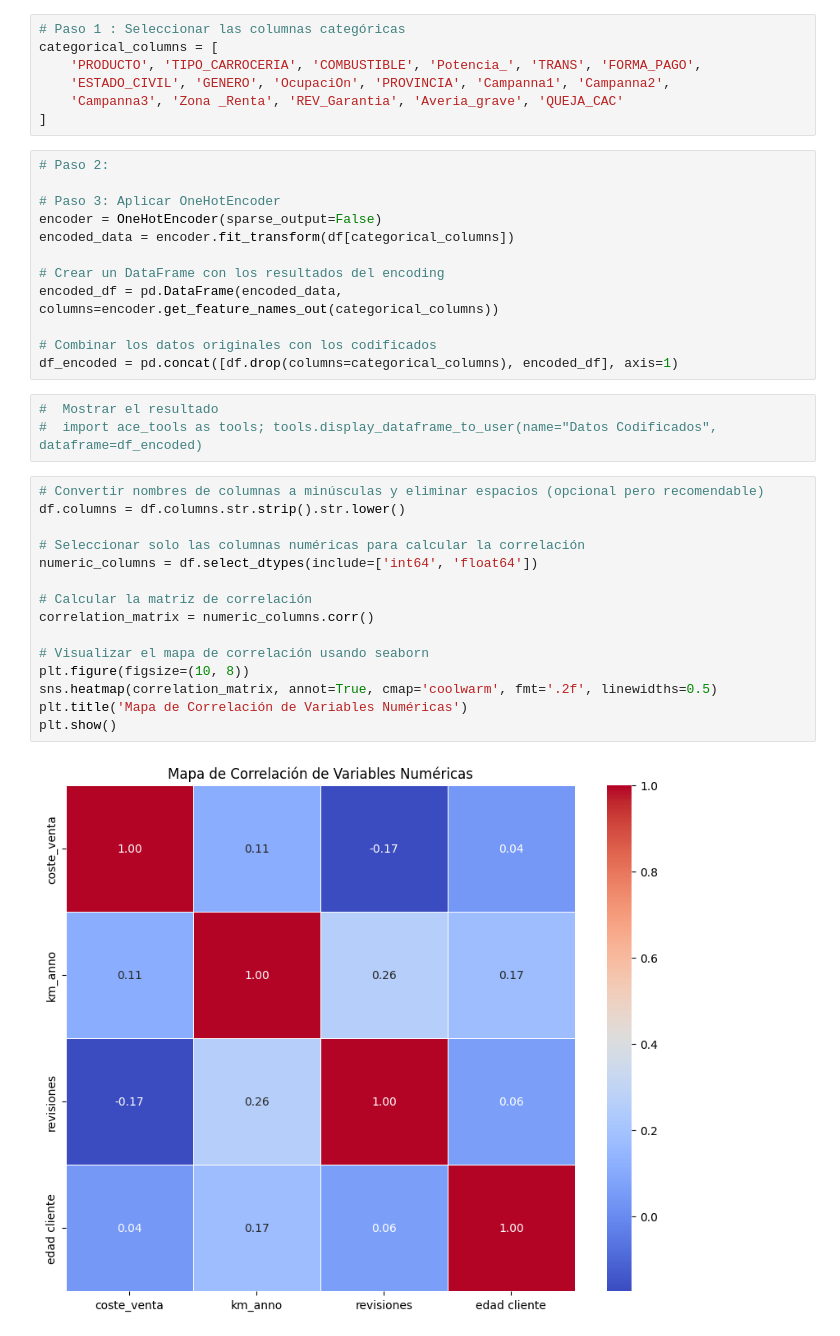
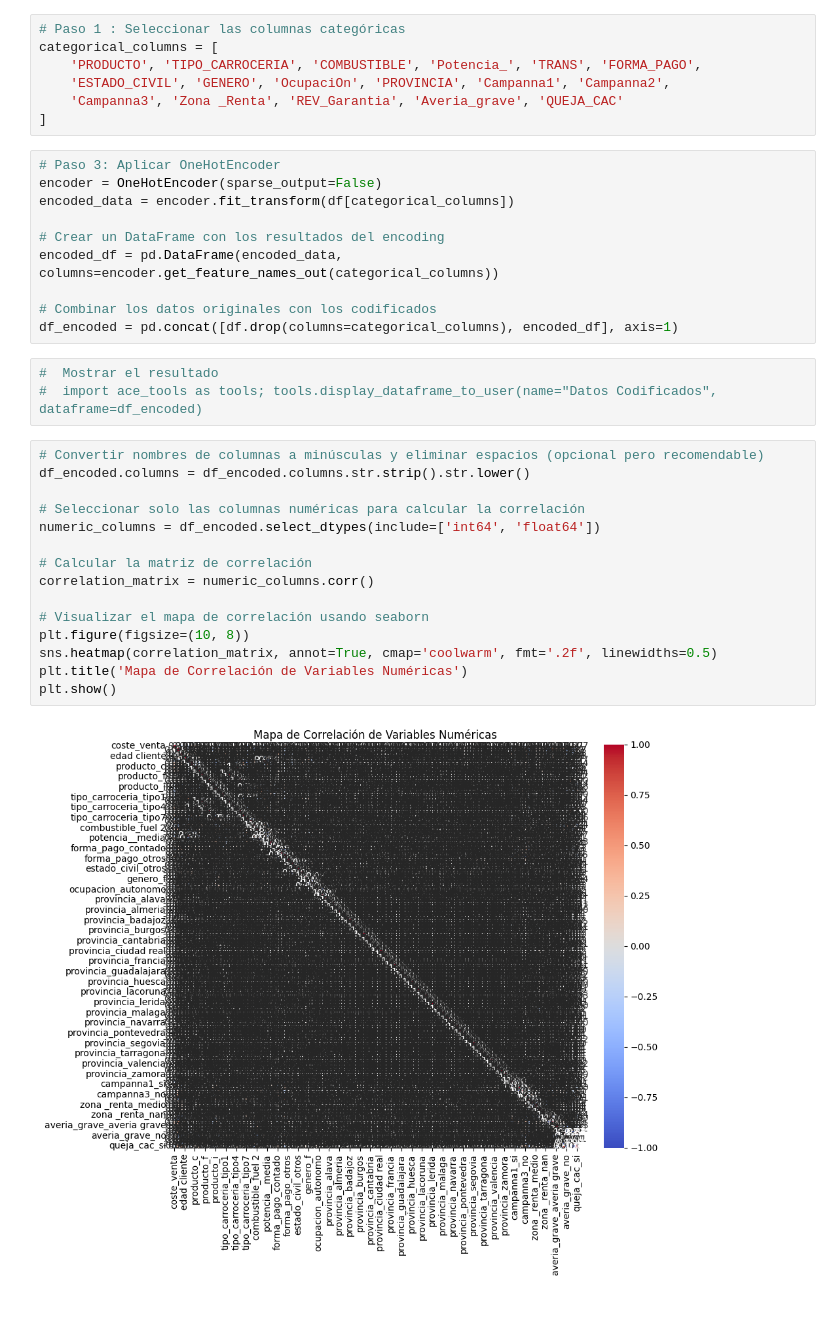
Before and after one commit to jzazooro/Optimizacionenredes1, a Jupyter notebook: prueba.ipynb, the cells around one changed output. Saved outputs shown, nothing was run; the diff lists cells and outputs as text.

```diff
--- a/prueba.ipynb
+++ b/prueba.ipynb
@@ -44,8 +44,6 @@ categorical_columns = [
     'Campanna3', 'Zona _Renta', 'REV_Garantia', 'Averia_grave', 'QUEJA_CAC'
 ]
 # %%
-# Paso 2:
-
 # Paso 3: Aplicar OneHotEncoder
 encoder = OneHotEncoder(sparse_output=False)
 encoded_data = encoder.fit_transform(df[categorical_columns])
@@ -60,18 +58,18 @@ df_encoded = pd.concat([df.drop(columns=categorical_columns), encoded_df], axis=
 #  import ace_tools as tools; tools.display_dataframe_to_user(name="Datos Codificados", dataframe=df_encoded)
 # %%
 # Convertir nombres de columnas a minúsculas y eliminar espacios (opcional pero recomendable)
-df.columns = df.columns.str.strip().str.lower()
+df_encoded.columns = df_encoded.columns.str.strip().str.lower()
 
 # Seleccionar solo las columnas numéricas para calcular la correlación
-numeric_columns = df.select_dtypes(include=['int64', 'float64'])
+numeric_columns = df_encoded.select_dtypes(include=['int64', 'float64'])
 
 # Calcular la matriz de correlación
 correlation_matrix = numeric_columns.corr()
 
 # Visualizar el mapa de correlación usando seaborn
 plt.figure(figsize=(10, 8))
 sns.heatmap(correlation_matrix, annot=True, cmap='coolwarm', fmt='.2f', linewidths=0.5)
 plt.title('Mapa de Correlación de Variables Numéricas')
 plt.show()
 # %% [output]
-[figure, old version]
+[figure, new version]
```
